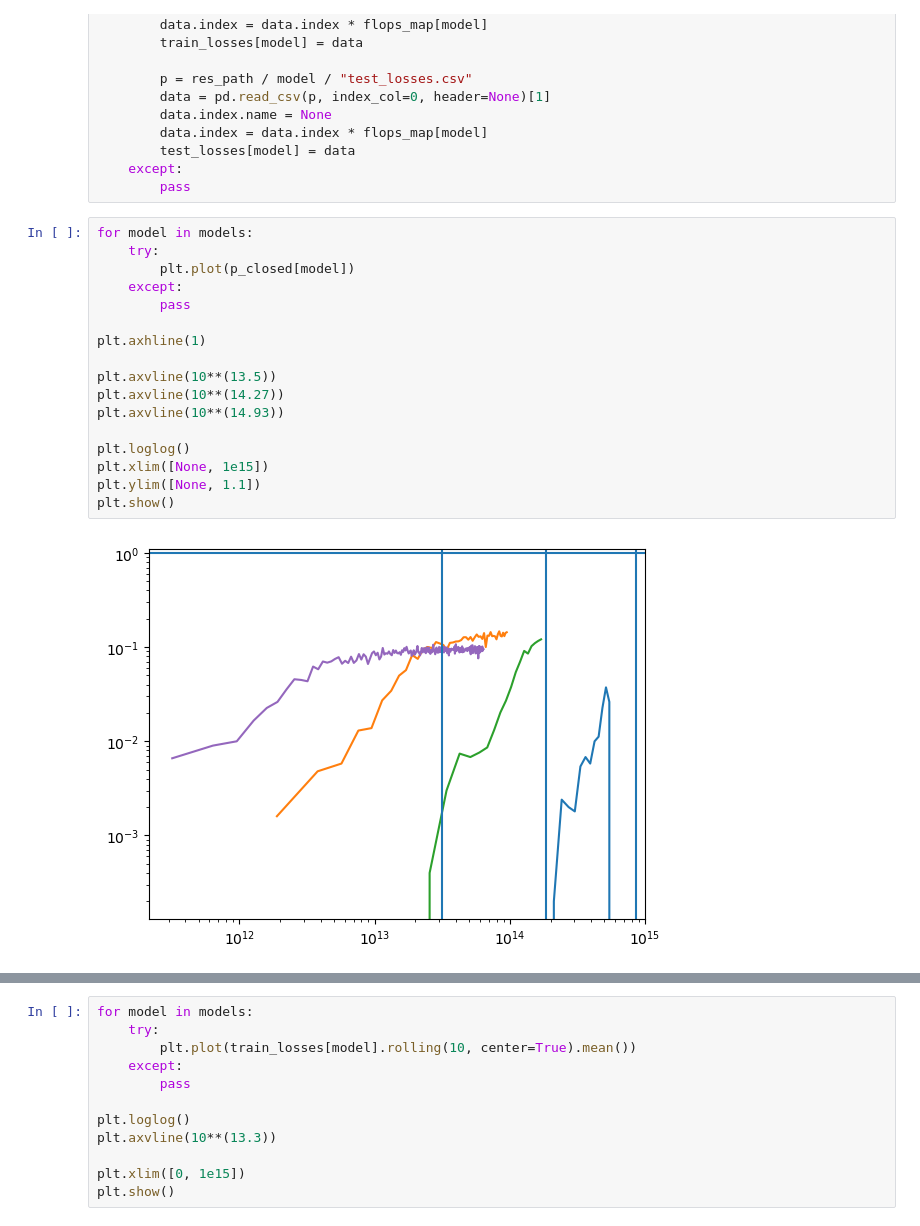
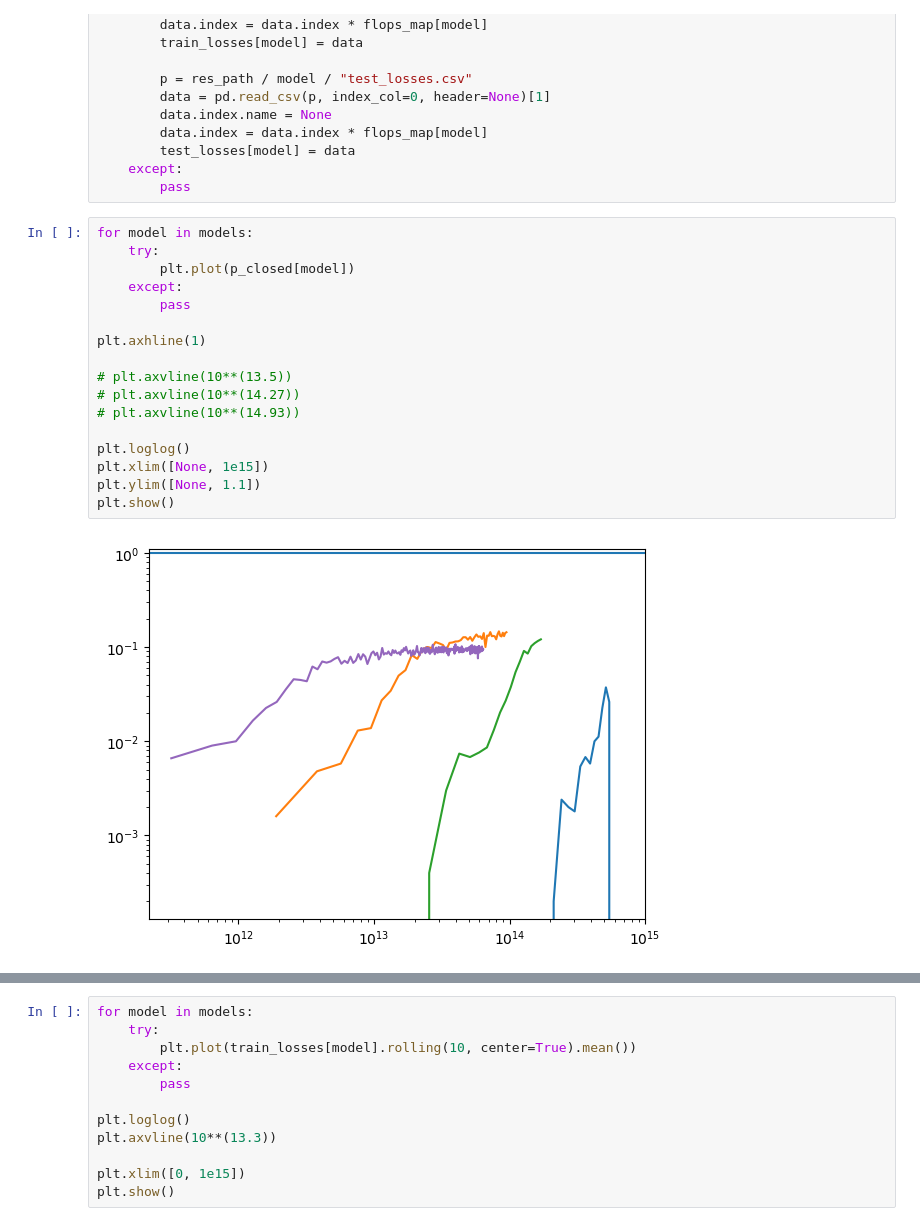
Before and after one commit to dbruwel/pachner-graph-triangulations, a Jupyter notebook: experiments/notebooks/deep_learning/signature_model/analyse_scaling_laws.ipynb, the cells around one changed output, grey strips where cells are left out. Cells and saved outputs as stored; diff of their text form.

```diff
--- a/experiments/notebooks/deep_learning/signature_model/analyse_scaling_laws.ipynb
+++ b/experiments/notebooks/deep_learning/signature_model/analyse_scaling_laws.ipynb
@@ -88,21 +88,21 @@ for model in models:
 # %%
 for model in models:
     try:
         plt.plot(p_closed[model])
     except:
         pass
 
 plt.axhline(1)
 
-plt.axvline(10**(13.5))
-plt.axvline(10**(14.27))
-plt.axvline(10**(14.93))
+# plt.axvline(10**(13.5))
+# plt.axvline(10**(14.27))
+# plt.axvline(10**(14.93))
 
 plt.loglog()
 plt.xlim([None, 1e15])
 plt.ylim([None, 1.1])
 plt.show()
 # %% [output]
-[figure, old version]
+[figure, new version]
 # %%
 test_losses
```
Also changed, not shown: parts of 1 cell of this notebook, 1 other file.
